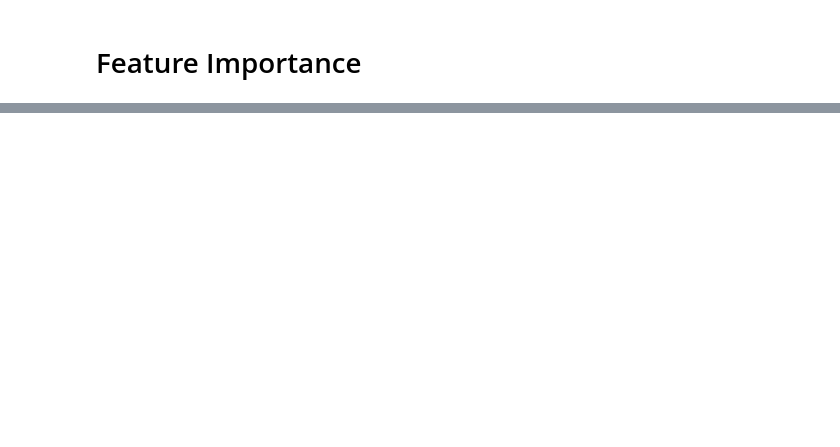
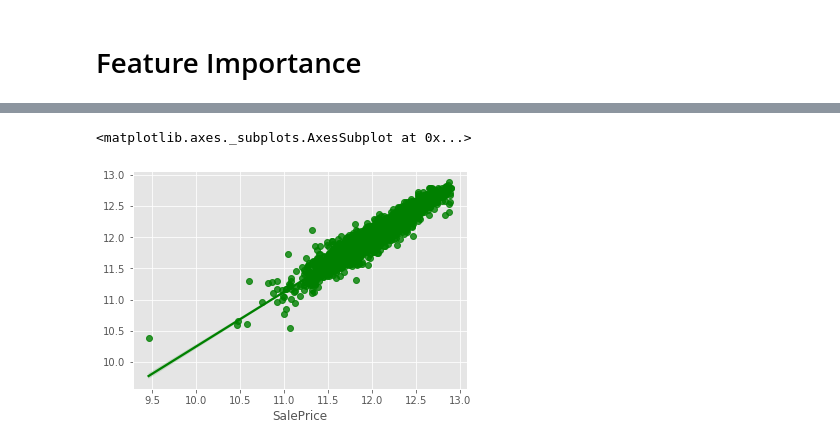
Before and after one commit to mhope321/ML-Project, a Jupyter notebook: Garrett/GBM_with_Feature_Selection_SalePrice.ipynb, the cells around one changed output, grey strips where cells are left out. Cells and saved outputs as stored; diff of their text form; code cells hidden in the pictures; blank space fills up the shorter version.

```diff
--- a/Garrett/GBM_with_Feature_Selection_SalePrice.ipynb
+++ b/Garrett/GBM_with_Feature_Selection_SalePrice.ipynb
@@ -95,7 +127,7 @@ X_train, X_test, y_train, y_test = train_test_split(X, y, test_size=0.2)
 # %%
 gbm = GradientBoostingRegressor()
 # %%
-gbm.set_params(learning_rate=0.03, n_estimators=1000, max_depth=2, max_features=3, subsample=.9, warm_start=False, verbose = 1)
+gbm.set_params(learning_rate=0.03, n_estimators=1000, max_depth=2, max_features=4, subsample=.9, warm_start=False, verbose = 1)
 
 gbm.fit(X_train,y_train)
 print('-'*50)
@@ -154,7 +186,7 @@ Text(0, 0.5, '$R^2$')
 # tuning.fit(X_train, y_train)
 # tuning.best_params_, tuning.best_score_
 # %%
-gbm.set_params(learning_rate=0.03, n_estimators=333, max_depth=2, max_features=3, subsample=.9, warm_start=False)
+gbm.set_params(learning_rate=0.03, n_estimators=375, max_depth=2, max_features=3, subsample=.9, warm_start=False)
 gbm.fit(X_train, y_train)
 print('-'*50)
 print("The train set R^2 is %.3f" %(gbm.score(X_train, y_train)))
@@ -223,0 +256,5 @@ Text(0.5, 1.0, 'feature importance of a gbm classifier')
+# %%
+sns.regplot(x=y, y=y_pred, fit_reg=True, color='green', label='Gradient Boost')
+# %% [output]
+<matplotlib.axes._subplots.AxesSubplot at 0x...>
+[figure, added]
```
Also changed, not shown: parts of 15 cells of this notebook.
